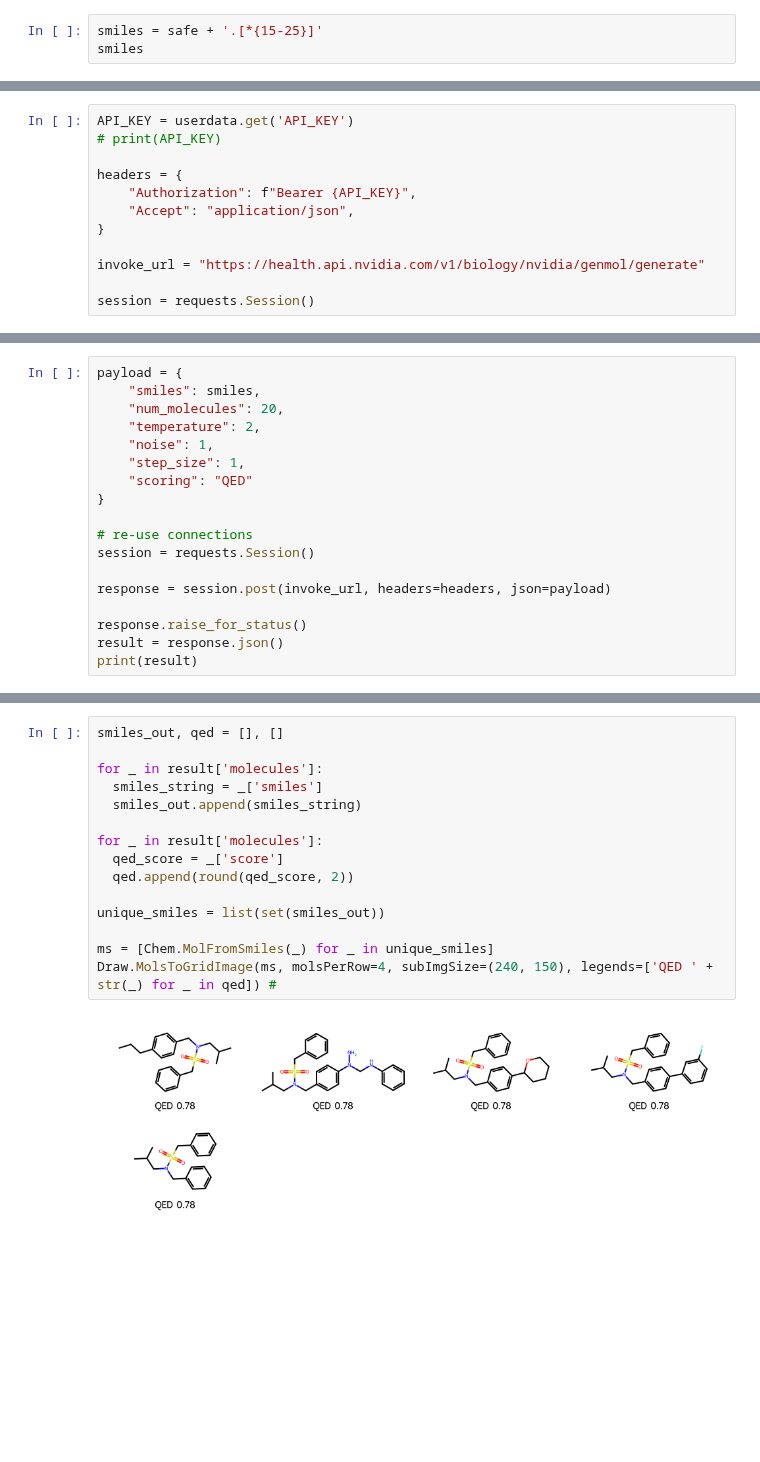
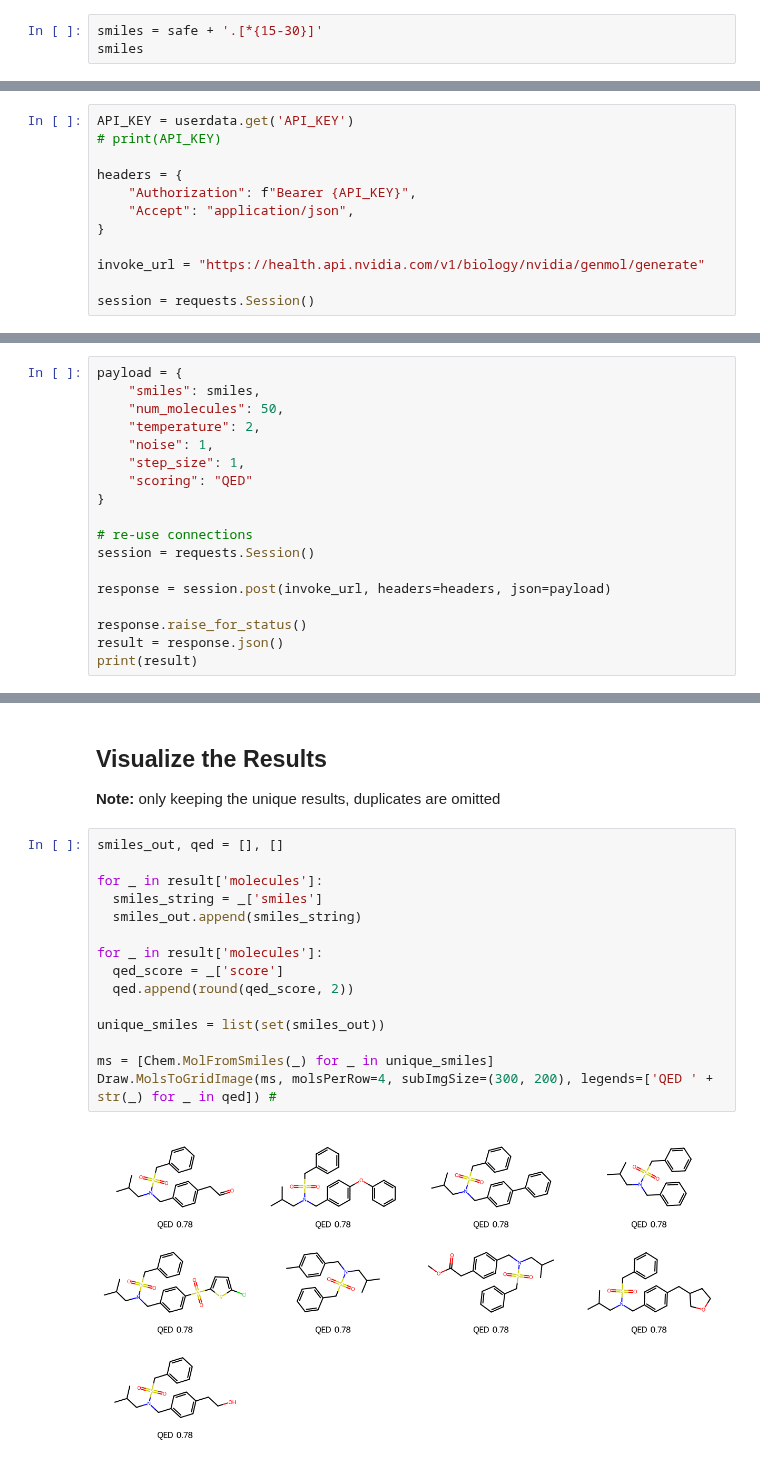
Before and after one commit to bf-nv/bionemo_tutorials, a Jupyter notebook: ChemistryDrawingTool_BFauber_20205_05_22.ipynb, the cells around one changed output, grey strips where cells are left out. Saved outputs shown, nothing was run; the diff lists cells and outputs as text; blank space fills up the shorter version.

```diff
--- a/ChemistryDrawingTool_BFauber_20205_05_22.ipynb
+++ b/ChemistryDrawingTool_BFauber_20205_05_22.ipynb
@@ -137,4 +153,4 @@ safe
 # %%
-smiles = safe + '.[*{15-25}]'
+smiles = safe + '.[*{15-30}]'
 smiles
 # %% [output]
@@ -154,7 +174,7 @@ session = requests.Session()
 # %%
 payload = {
     "smiles": smiles,
-    "num_molecules": 20,
+    "num_molecules": 50,
     "temperature": 2,
     "noise": 1,
     "step_size": 1,
@@ -174,17 +194,21 @@ HTTPError: 422 Client Error: Unprocessable Entity for url: https://health.api.nv
+# %% [markdown]
+## Visualize the Results
+
+**Note:** only keeping the unique results, duplicates are omitted
 # %%
 smiles_out, qed = [], []
 
 for _ in result['molecules']:
   smiles_string = _['smiles']
   smiles_out.append(smiles_string)
 
 for _ in result['molecules']:
   qed_score = _['score']
   qed.append(round(qed_score, 2))
 
 unique_smiles = list(set(smiles_out))
 
 ms = [Chem.MolFromSmiles(_) for _ in unique_smiles]
-Draw.MolsToGridImage(ms, molsPerRow=4, subImgSize=(240, 150), legends=['QED ' + str(_) for _ in qed]) #
+Draw.MolsToGridImage(ms, molsPerRow=4, subImgSize=(300, 200), legends=['QED ' + str(_) for _ in qed]) #
 # %% [output]
-[figure, old version]
+[figure, new version]
```
Also changed, not shown: parts of 18 cells of this notebook.
